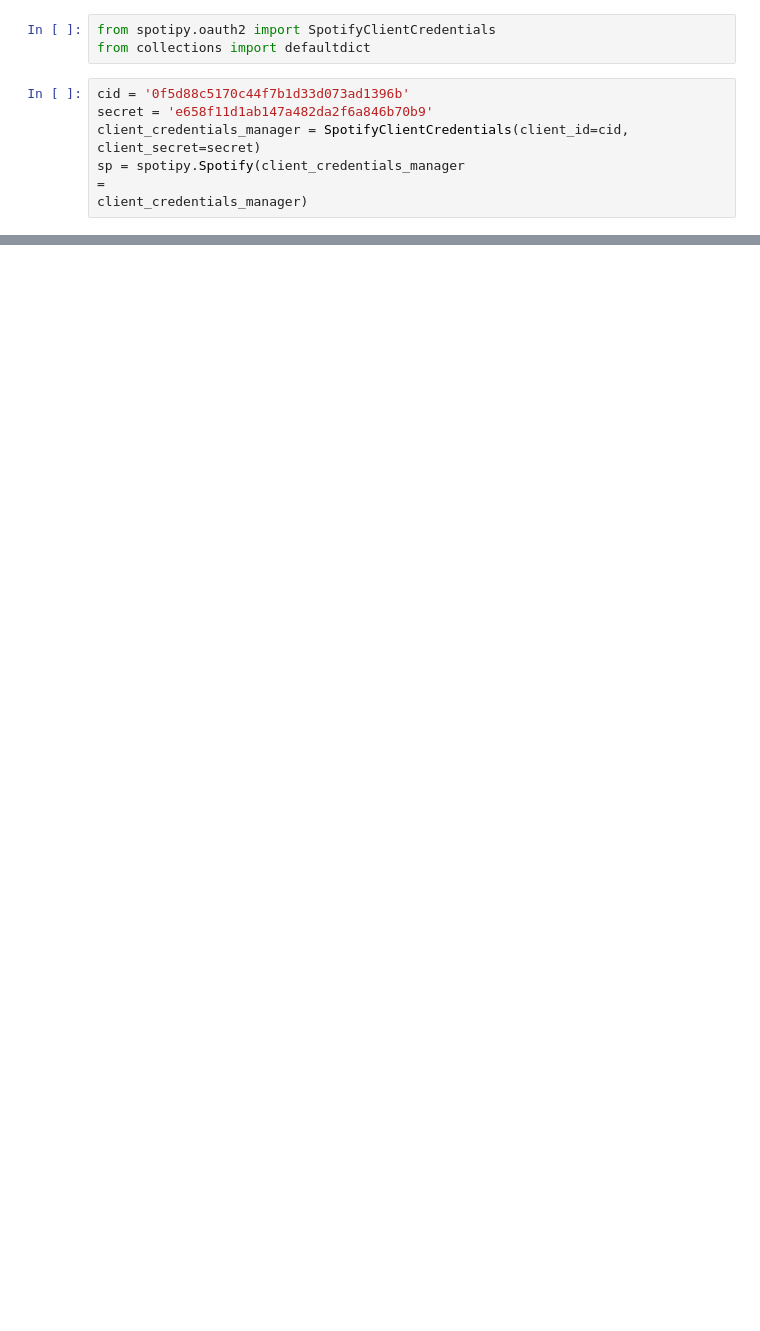
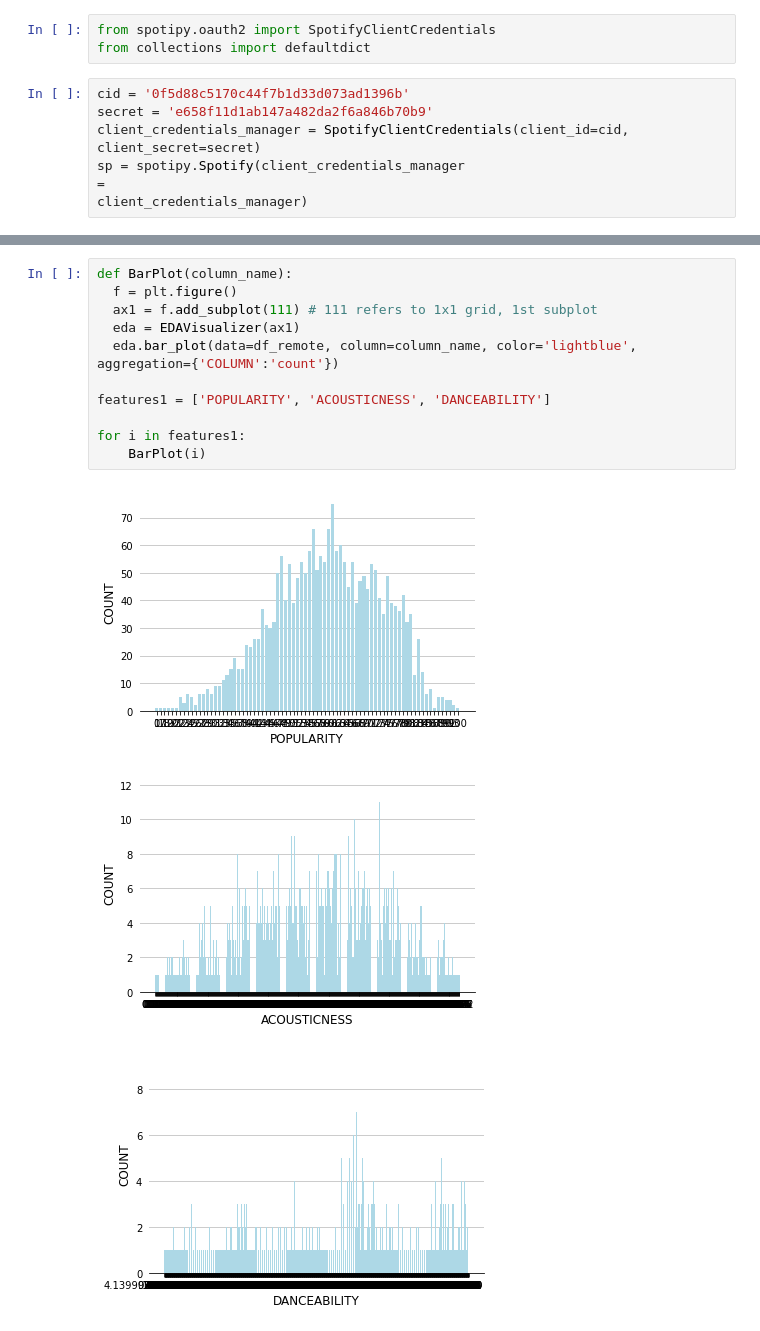
Before and after one commit to unnatihasija1/SpotifyClustering, a Jupyter notebook: SpotifyClustering.ipynb, the cells around one changed output, grey strips where cells are left out. Drawn from its saved outputs; the diff is of its cells as text; blank space fills up the shorter version.

```diff
--- a/SpotifyClustering.ipynb
+++ b/SpotifyClustering.ipynb
@@ -98,0 +135,15 @@ memory usage: 848.0+ bytes
+# %%
+def BarPlot(column_name):
+  f = plt.figure()
+  ax1 = f.add_subplot(111) # 111 refers to 1x1 grid, 1st subplot
+  eda = EDAVisualizer(ax1)
+  eda.bar_plot(data=df_remote, column=column_name, color='lightblue', aggregation={'COLUMN':'count'})
+
+features1 = ['POPULARITY', 'ACOUSTICNESS', 'DANCEABILITY']
+
+for i in features1:
+    BarPlot(i)
+# %% [output]
+[figure, added]
+[figure, added]
+[figure, added]
```
Also changed, not shown: parts of 35 cells of this notebook.
